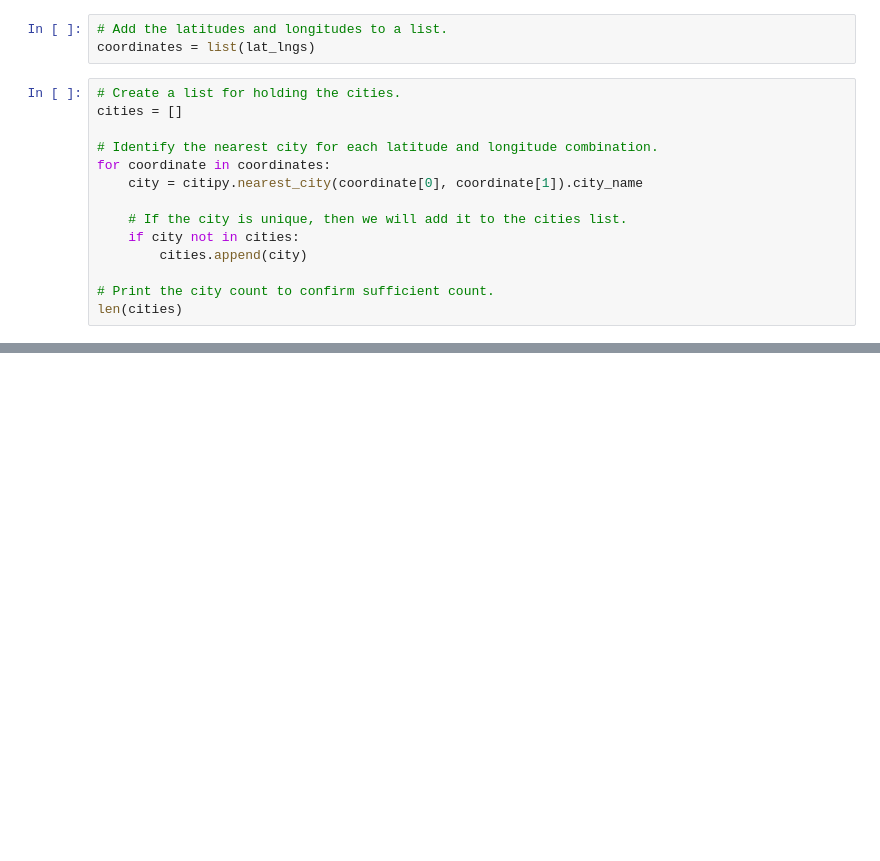
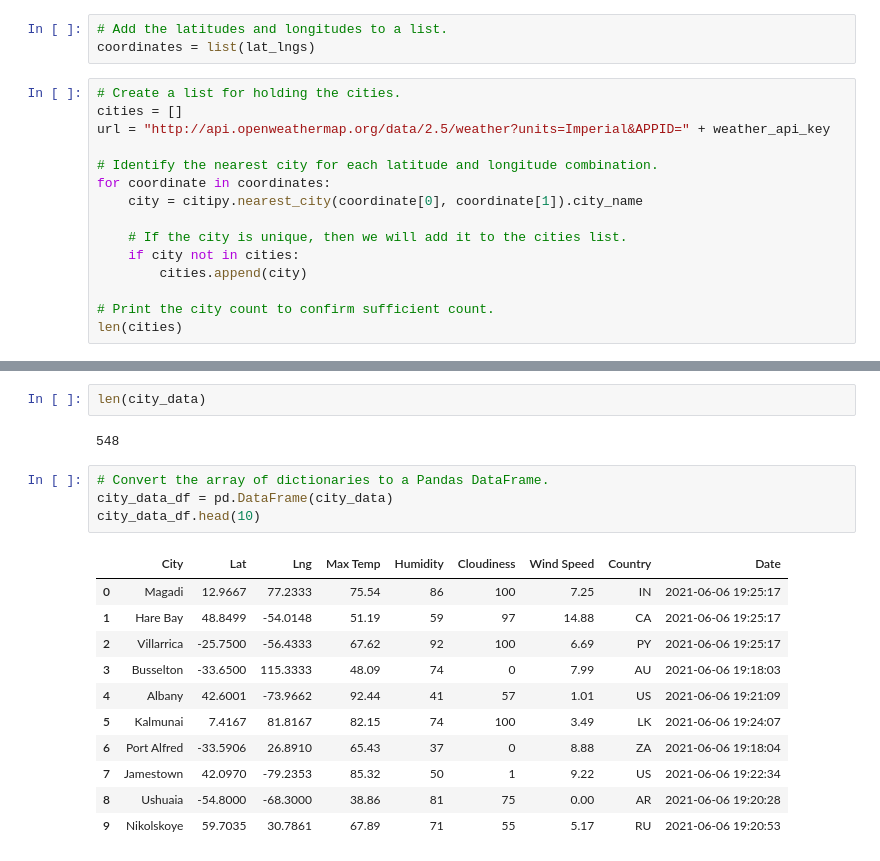
Before and after one commit to murphyk2021/World_Weather_Analysis, a Jupyter notebook: World_Weather_Analysis/WeatherPy.ipynb, the cells around one changed output, grey strips where cells are left out. Drawn from its saved outputs; the diff is of its cells as text; blank space fills up the shorter version.

```diff
--- a/World_Weather_Analysis/WeatherPy.ipynb
+++ b/World_Weather_Analysis/WeatherPy.ipynb
@@ -18,6 +25,7 @@ coordinates = list(lat_lngs)
 # %%
 # Create a list for holding the cities.
 cities = []
+url = "http://api.openweathermap.org/data/2.5/weather?units=Imperial&APPID=" + weather_api_key
 
 # Identify the nearest city for each latitude and longitude combination.
 for coordinate in coordinates:
@@ -33,0 +127,20 @@ len(cities)
+# %%
+len(city_data)
+# %% [output]
+548
+# %%
+# Convert the array of dictionaries to a Pandas DataFrame.
+city_data_df = pd.DataFrame(city_data)
+city_data_df.head(10)
+# %% [output]
+|  | City | Lat | Lng | Max Temp | Humidity | Cloudiness | Wind Speed | Country | Date |
+| 0 | Magadi | 12.9667 | 77.2333 | 75.54 | 86 | 100 | 7.25 | IN | 2021-06-06 19:25:17 |
+| 1 | Hare Bay | 48.8499 | -54.0148 | 51.19 | 59 | 97 | 14.88 | CA | 2021-06-06 19:25:17 |
+| 2 | Villarrica | -25.7500 | -56.4333 | 67.62 | 92 | 100 | 6.69 | PY | 2021-06-06 19:25:17 |
+| 3 | Busselton | -33.6500 | 115.3333 | 48.09 | 74 | 0 | 7.99 | AU | 2021-06-06 19:18:03 |
+| 4 | Albany | 42.6001 | -73.9662 | 92.44 | 41 | 57 | 1.01 | US | 2021-06-06 19:21:09 |
+| 5 | Kalmunai | 7.4167 | 81.8167 | 82.15 | 74 | 100 | 3.49 | LK | 2021-06-06 19:24:07 |
+| 6 | Port Alfred | -33.5906 | 26.8910 | 65.43 | 37 | 0 | 8.88 | ZA | 2021-06-06 19:18:04 |
+| 7 | Jamestown | 42.0970 | -79.2353 | 85.32 | 50 | 1 | 9.22 | US | 2021-06-06 19:22:34 |
+| 8 | Ushuaia | -54.8000 | -68.3000 | 38.86 | 81 | 75 | 0.00 | AR | 2021-06-06 19:20:28 |
+| 9 | Nikolskoye | 59.7035 | 30.7861 | 67.89 | 71 | 55 | 5.17 | RU | 2021-06-06 19:20:53 |
```
Also changed, not shown: parts of 5 cells of this notebook, 5 other files.
